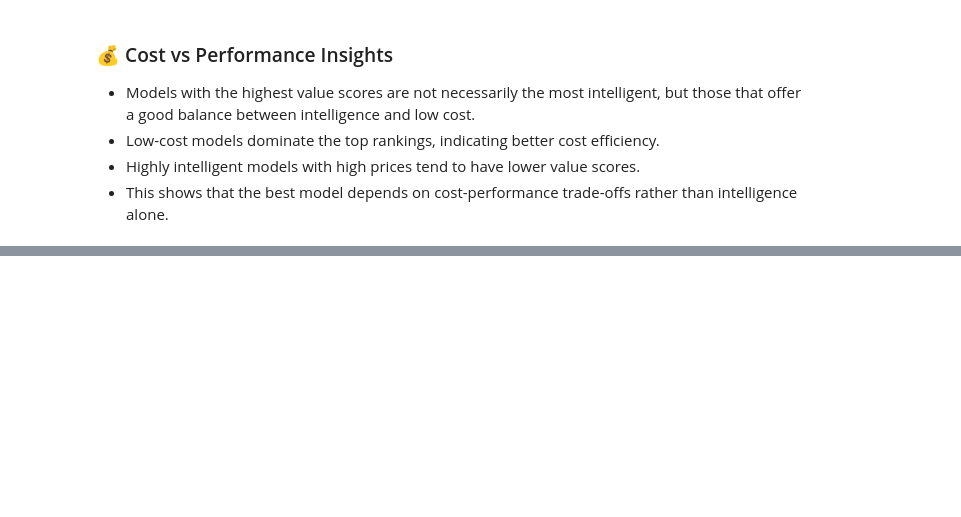
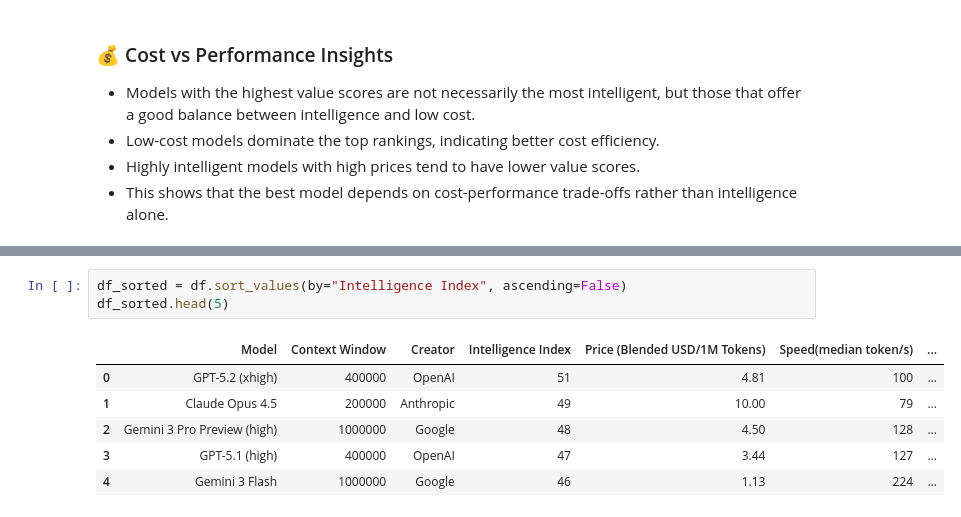
Before and after one commit to M-Codes6/AI-Models-Benchmark-Dataset-2026-latest-, a Jupyter notebook: notebooks/analysis.ipynb, the cells around one changed output, grey strips where cells are left out. Saved outputs shown, nothing was run; the diff lists cells and outputs as text; blank space fills up the shorter version.

```diff
--- a/notebooks/analysis.ipynb
+++ b/notebooks/analysis.ipynb
@@ -443,0 +471,10 @@ df_sorted[["Model", "Intelligence Index", "Price (Blended USD/1M Tokens)", "valu
+# %%
+df_sorted = df.sort_values(by="Intelligence Index", ascending=False)
+df_sorted.head(5)
+# %% [output]
+|  | Model | Context Window | Creator | Intelligence Index | Price (Blended USD/1M Tokens) | Speed(median token/s) | ... |
+| 0 | GPT-5.2 (xhigh) | 400000 | OpenAI | 51 | 4.81 | 100 | ... |
+| 1 | Claude Opus 4.5 | 200000 | Anthropic | 49 | 10.00 | 79 | ... |
+| 2 | Gemini 3 Pro Preview (high) | 1000000 | Google | 48 | 4.50 | 128 | ... |
+| 3 | GPT-5.1 (high) | 400000 | OpenAI | 47 | 3.44 | 127 | ... |
+| 4 | Gemini 3 Flash | 1000000 | Google | 46 | 1.13 | 224 | ... |
```
Also changed, not shown: parts of 9 cells of this notebook, 1 other file.
